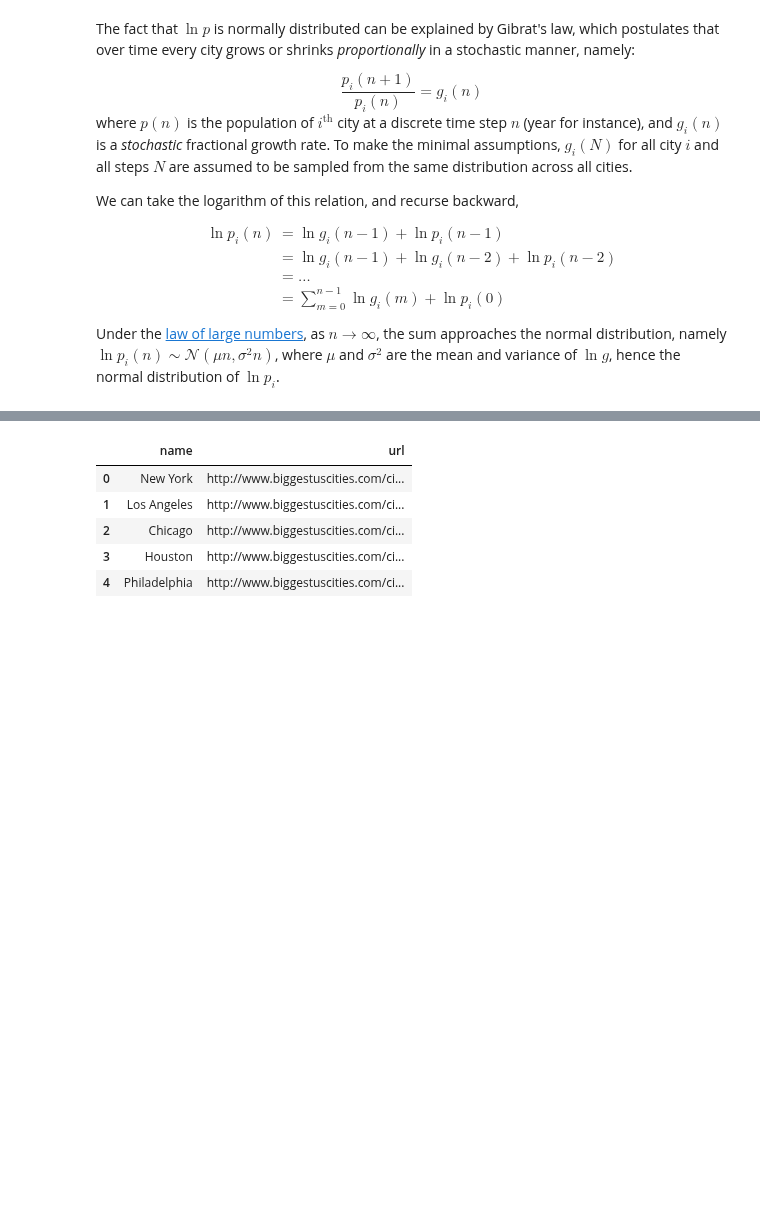
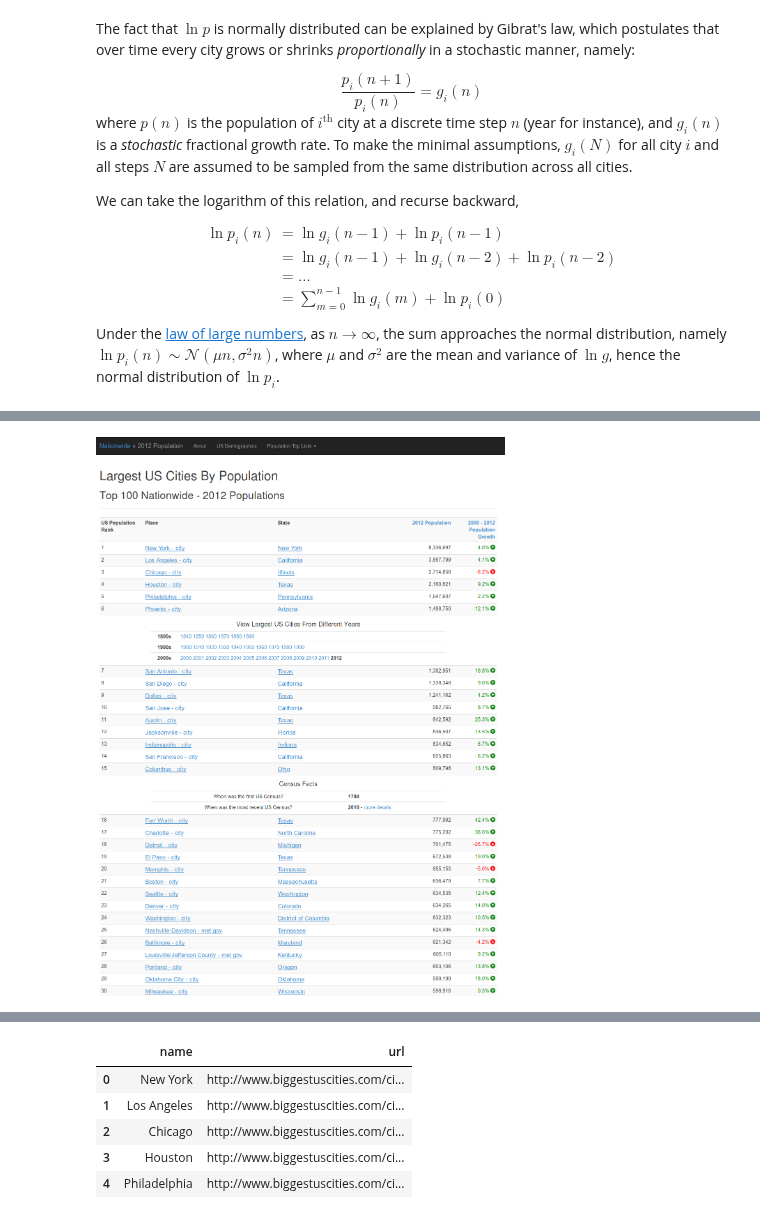
Before and after one commit to kuangchen/ZipfLaw, a Jupyter notebook: Zipf.ipynb, the cells around one changed output, grey strips where cells are left out. Drawn from its saved outputs; the diff is of its cells as text; code cells hidden in the pictures; blank space fills up the shorter version.

Commit message:
embed pictures in notebook

```diff
--- a/Zipf.ipynb
+++ b/Zipf.ipynb
@@ -162,0 +154,4 @@ Being lazy, we automate the web scraping process using the *BeautifulSoup* modul
+# %%
+Image("files/website_img1.png", width=300, embed=True)
+# %% [output]
+[figure, added]
```
Also changed, not shown: parts of 7 cells of this notebook.
